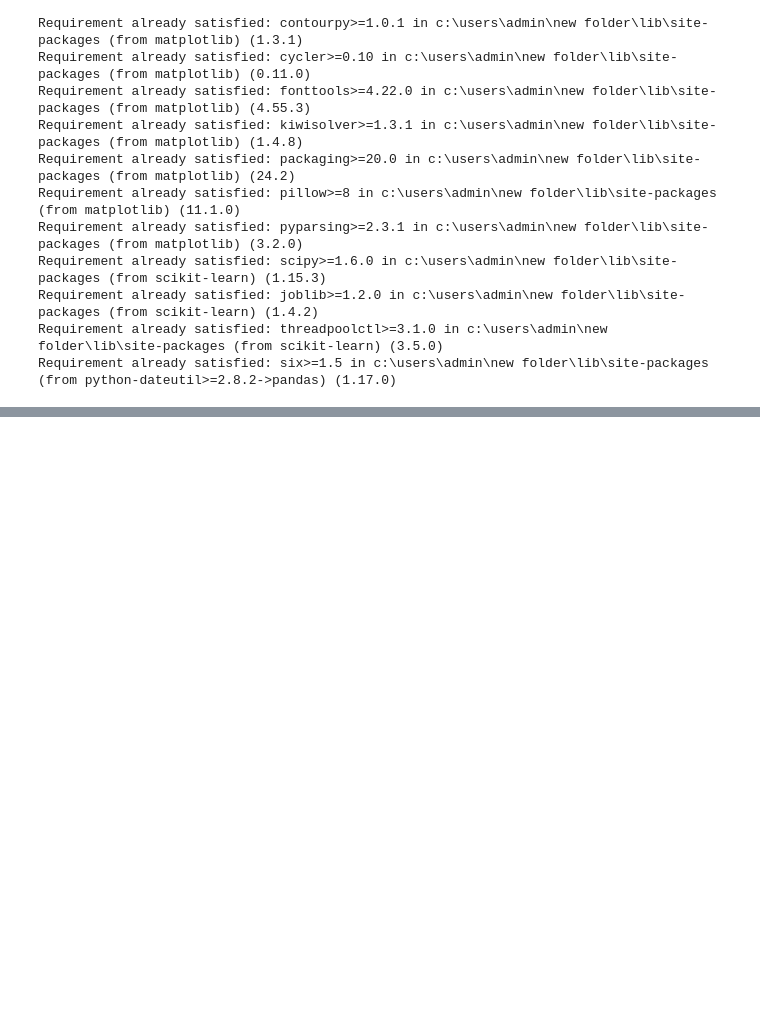
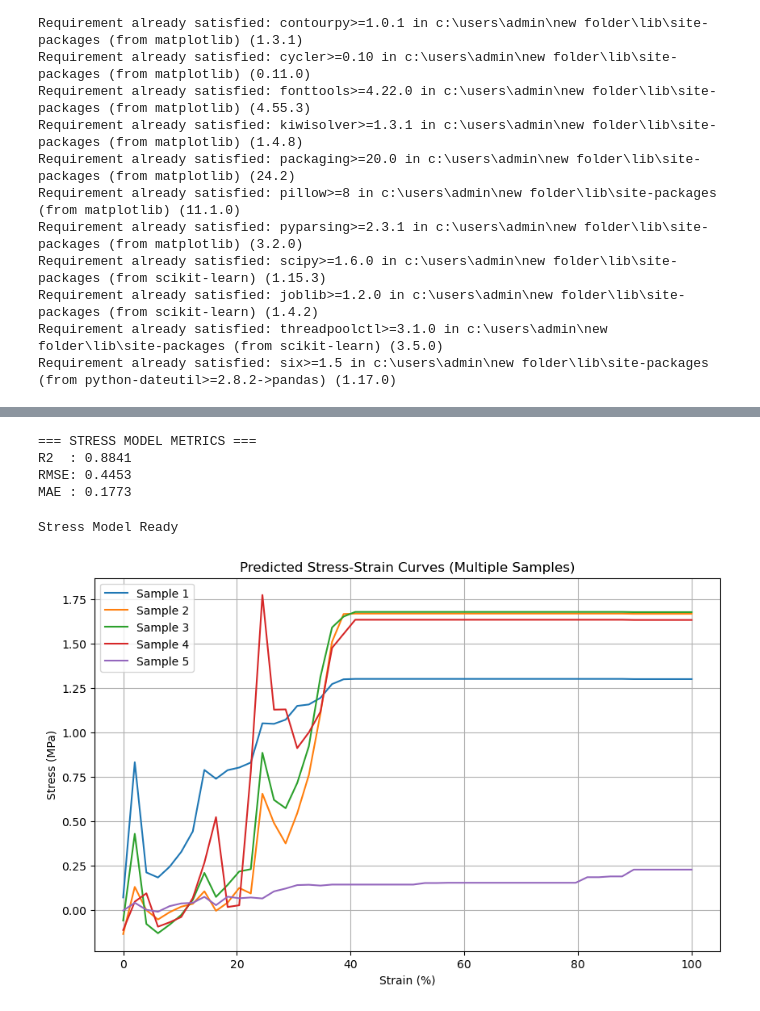
Before and after one commit to alokahire/carbon-foam-ml-predictor, a Jupyter notebook: DIAT_ML_PROJECT.ipynb, the cells around one changed output, grey strips where cells are left out. Drawn from its saved outputs; the diff is of its cells as text; code cells hidden in the pictures; blank space fills up the shorter version.

```diff
--- a/DIAT_ML_PROJECT.ipynb
+++ b/DIAT_ML_PROJECT.ipynb
@@ -77,0 +97,76 @@ dtype: object
+# %%
+# ================================
+# STRESS MODEL FULL METRICS
+# ================================
+
+from sklearn.metrics import r2_score, mean_squared_error, mean_absolute_error
+
+y_pred_s = xgb_stress.predict(X_test_s)
+
+r2_s = r2_score(y_test_s, y_pred_s)
+rmse_s = np.sqrt(mean_squared_error(y_test_s, y_pred_s))
+mae_s = mean_absolute_error(y_test_s, y_pred_s)
+
+print("\n=== STRESS MODEL METRICS ===")
+print(f"R2  : {r2_s:.4f}")
+print(f"RMSE: {rmse_s:.4f}")
+print(f"MAE : {mae_s:.4f}")
+# %% [output]
+=== STRESS MODEL METRICS ===
+R2  : 0.8841
+RMSE: 0.4453
+MAE : 0.1773
+# %%
+# Stress-Strain Model
+
+y_stress = df["Stress (MPa)"]
+
+X_stress = df.drop(columns=[
+    "Stress (MPa)",
+    "Compressive strength (Mpa)",
+    "Log_Compressive_Strength",
+    "Precursor"
+])
+
+X_stress = pd.get_dummies(X_stress, columns=["Precursor_Category"], drop_first=True)
+
+X_train_s, X_test_s, y_train_s, y_test_s = train_test_split(
+    X_stress, y_stress,
+    test_size=0.2,
+    random_state=42
+)
+
+print("Stress Model Ready")
+# %% [output]
+Stress Model Ready
+# %%
+# ================================
+# MULTIPLE STRESS-STRAIN CURVES
+# ================================
+
+plt.figure(figsize=(10,6))
+
+for i in range(5):
+    sample = X_test_s.iloc[i:i+1].copy()
+
+    strain_range = np.linspace(0, 100, 50)
+    stress_preds = []
+
+    for strain in strain_range:
+        temp = sample.copy()
+        temp["Strain (%)"] = strain
+
+        pred = xgb_stress.predict(temp)[0]
+        stress_preds.append(pred)
+
+    plt.plot(strain_range, stress_preds, label=f"Sample {i+1}")
+
+plt.xlabel("Strain (%)")
+plt.ylabel("Stress (MPa)")
+plt.title("Predicted Stress-Strain Curves (Multiple Samples)")
+plt.legend()
+plt.grid()
+
+plt.show()
+# %% [output]
+[figure, added]
```
Also changed, not shown: parts of 23 cells of this notebook, 9 other files.
